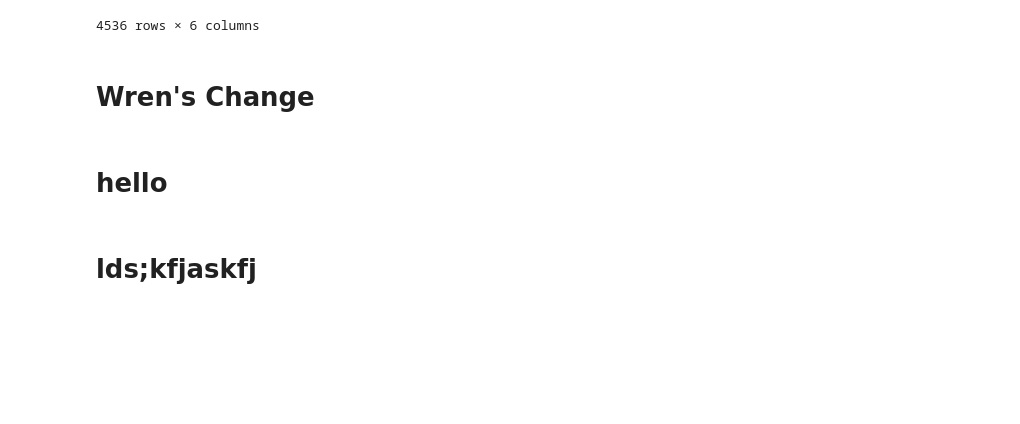
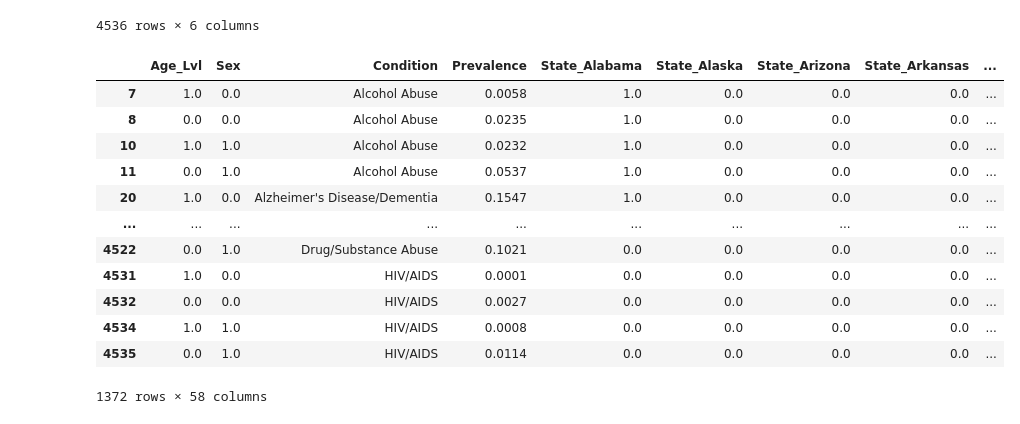
Before and after one commit to wrenp03/chronicillnesspredictor, a Jupyter notebook: main.ipynb, the cells around one changed output. Saved outputs shown, nothing was run; the diff lists cells and outputs as text; code cells hidden in the pictures; blank space fills up the shorter version.

```diff
--- a/main.ipynb
+++ b/main.ipynb
@@ -336,9 +340,31 @@ See the caveats in the documentation: https://pandas.pydata.org/pandas-docs/stab
 | 15012 | State | Wyoming | 1 | 1 | Stroke | 0.0211 |
 | 15013 | State | Wyoming | 0 | 1 | Stroke | 0.0130 |
 4536 rows × 6 columns
-# %% [markdown]
-# Wren's Change
-# %% [markdown]
-# hello
-# %% [markdown]
-# lds;kfjaskfj
+# %%
+dfDT.drop(columns = 'Geo_Lvl', inplace = True)
+
+categorical_columns = dfDT[['State']].columns.tolist()
+encoder = OneHotEncoder(sparse_output=False)
+one_hot_encoded = encoder.fit_transform(dfDT[['State']])
+#one_hot_encoded
+one_hot_df = pd.DataFrame(one_hot_encoded, columns=encoder.get_feature_names_out(categorical_columns))
+df_encoded = pd.concat([dfDT, one_hot_df], axis=1)
+df_encoded = df_encoded.drop(categorical_columns, axis=1)
+
+#one_hot_df = pd.DataFrame(one_hot_encoded, columns=encoder.get_feature_names_out)
+df_encoded = df_encoded.dropna()
+df_encoded
+# %% [output]
+|  | Age_Lvl | Sex | Condition | Prevalence | State_Alabama | State_Alaska | State_Arizona | State_Arkansas | ... |
+| 7 | 1.0 | 0.0 | Alcohol Abuse | 0.0058 | 1.0 | 0.0 | 0.0 | 0.0 | ... |
+| 8 | 0.0 | 0.0 | Alcohol Abuse | 0.0235 | 1.0 | 0.0 | 0.0 | 0.0 | ... |
+| 10 | 1.0 | 1.0 | Alcohol Abuse | 0.0232 | 1.0 | 0.0 | 0.0 | 0.0 | ... |
+| 11 | 0.0 | 1.0 | Alcohol Abuse | 0.0537 | 1.0 | 0.0 | 0.0 | 0.0 | ... |
+| 20 | 1.0 | 0.0 | Alzheimer's Disease/Dementia | 0.1547 | 1.0 | 0.0 | 0.0 | 0.0 | ... |
+| ... | ... | ... | ... | ... | ... | ... | ... | ... | ... |
+| 4522 | 0.0 | 1.0 | Drug/Substance Abuse | 0.1021 | 0.0 | 0.0 | 0.0 | 0.0 | ... |
+| 4531 | 1.0 | 0.0 | HIV/AIDS | 0.0001 | 0.0 | 0.0 | 0.0 | 0.0 | ... |
+| 4532 | 0.0 | 0.0 | HIV/AIDS | 0.0027 | 0.0 | 0.0 | 0.0 | 0.0 | ... |
+| 4534 | 1.0 | 1.0 | HIV/AIDS | 0.0008 | 0.0 | 0.0 | 0.0 | 0.0 | ... |
+| 4535 | 0.0 | 1.0 | HIV/AIDS | 0.0114 | 0.0 | 0.0 | 0.0 | 0.0 | ... |
+1372 rows × 58 columns
```
Also changed, not shown: parts of 7 cells of this notebook.
